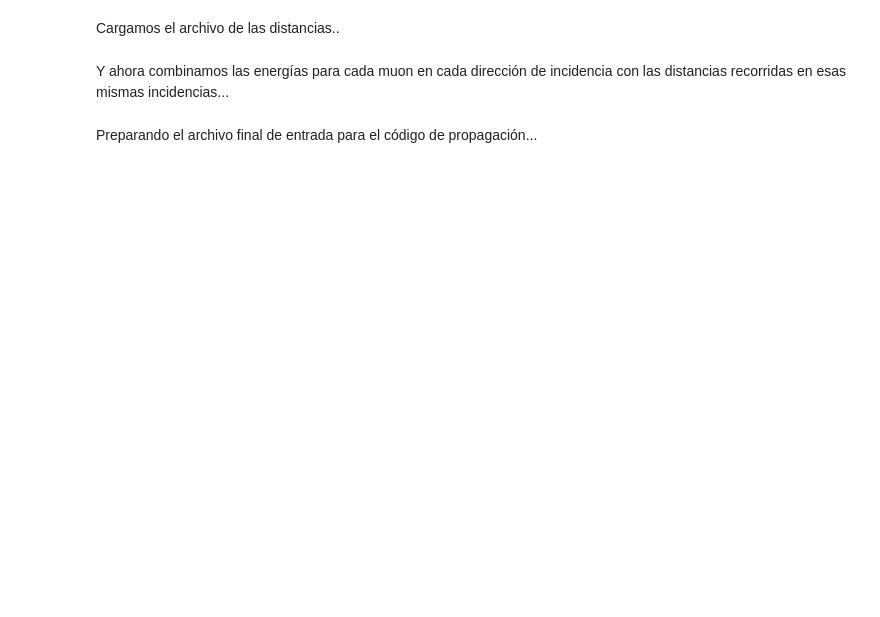
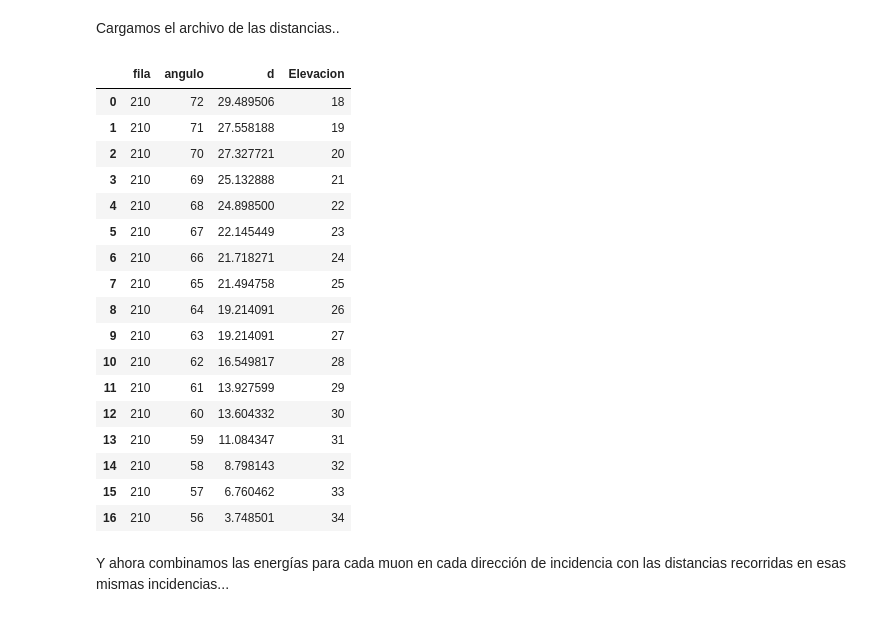
Before and after one commit to gsalazarq/cosmicraysuni, a Jupyter notebook: atenuation_calculation/calculo_flujo_atenuacion.ipynb, the cells around one changed output. Cells and saved outputs as stored; diff of their text form; code cells hidden in the pictures; blank space fills up the shorter version.

Commit message:
Código funcional, falta la implementación de la atenuación, que se hace de forma separada.

```diff
--- a/atenuation_calculation/calculo_flujo_atenuacion.ipynb
+++ b/atenuation_calculation/calculo_flujo_atenuacion.ipynb
@@ -82,2 +163,25 @@ df4
+# %%
+df_distancia=pd.read_csv('datos_fila_210_angmax_48_apertura_30_pasos_19.txt',sep=' ',names=['fila','angulo','distancia'],skiprows=1)
+df_distancia['Elevacion'] = 90-df_distancia['angulo']
+df_distancia
+# %% [output]
+|  | fila | angulo | d | Elevacion |
+| 0 | 210 | 72 | 29.489506 | 18 |
+| 1 | 210 | 71 | 27.558188 | 19 |
+| 2 | 210 | 70 | 27.327721 | 20 |
+| 3 | 210 | 69 | 25.132888 | 21 |
+| 4 | 210 | 68 | 24.898500 | 22 |
+| 5 | 210 | 67 | 22.145449 | 23 |
+| 6 | 210 | 66 | 21.718271 | 24 |
+| 7 | 210 | 65 | 21.494758 | 25 |
+| 8 | 210 | 64 | 19.214091 | 26 |
+| 9 | 210 | 63 | 19.214091 | 27 |
+| 10 | 210 | 62 | 16.549817 | 28 |
+| 11 | 210 | 61 | 13.927599 | 29 |
+| 12 | 210 | 60 | 13.604332 | 30 |
+| 13 | 210 | 59 | 11.084347 | 31 |
+| 14 | 210 | 58 | 8.798143 | 32 |
+| 15 | 210 | 57 | 6.760462 | 33 |
+| 16 | 210 | 56 | 3.748501 | 34 |
 # %% [markdown]
 Y ahora combinamos las energías para cada muon en cada dirección de incidencia con las distancias recorridas en esas mismas incidencias...
@@ -88,2 +187,0 @@ m
-# %% [markdown]
-Preparando el archivo final de entrada para el código de propagación...
```
Also changed, not shown: parts of 18 cells of this notebook, 1 other file.
